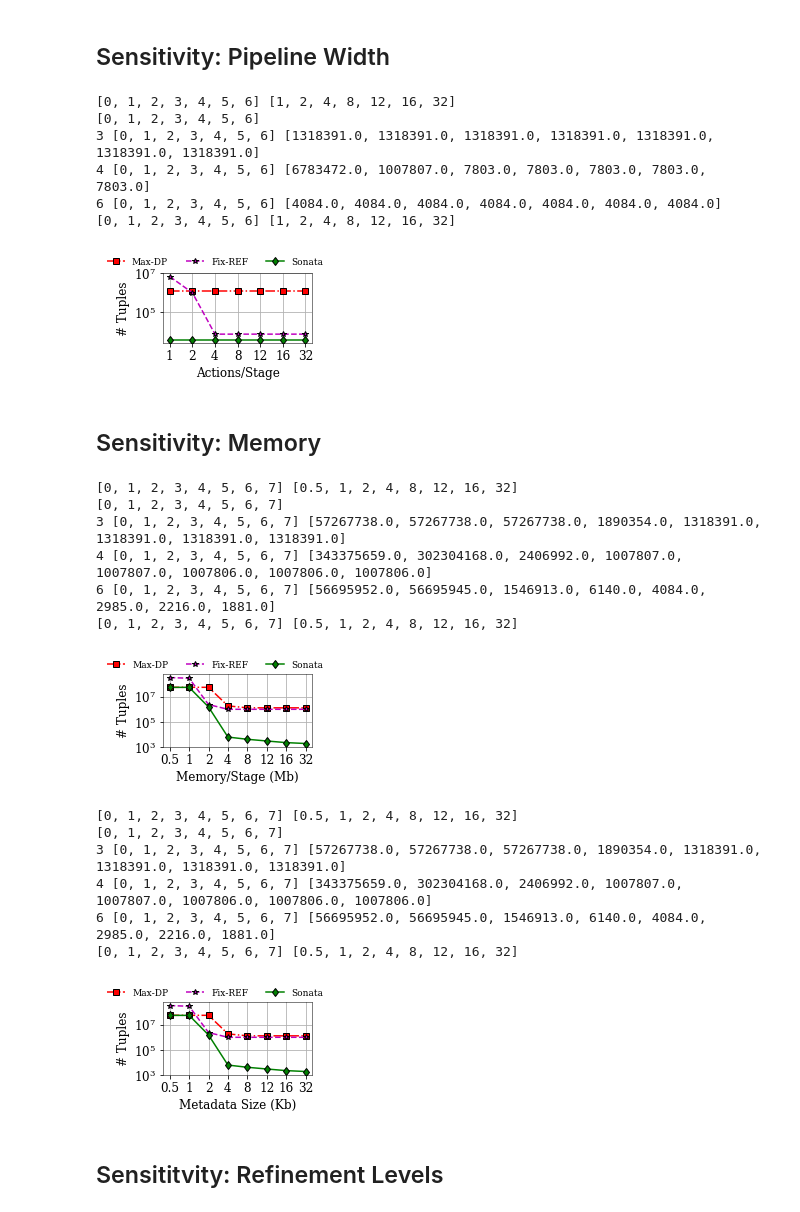
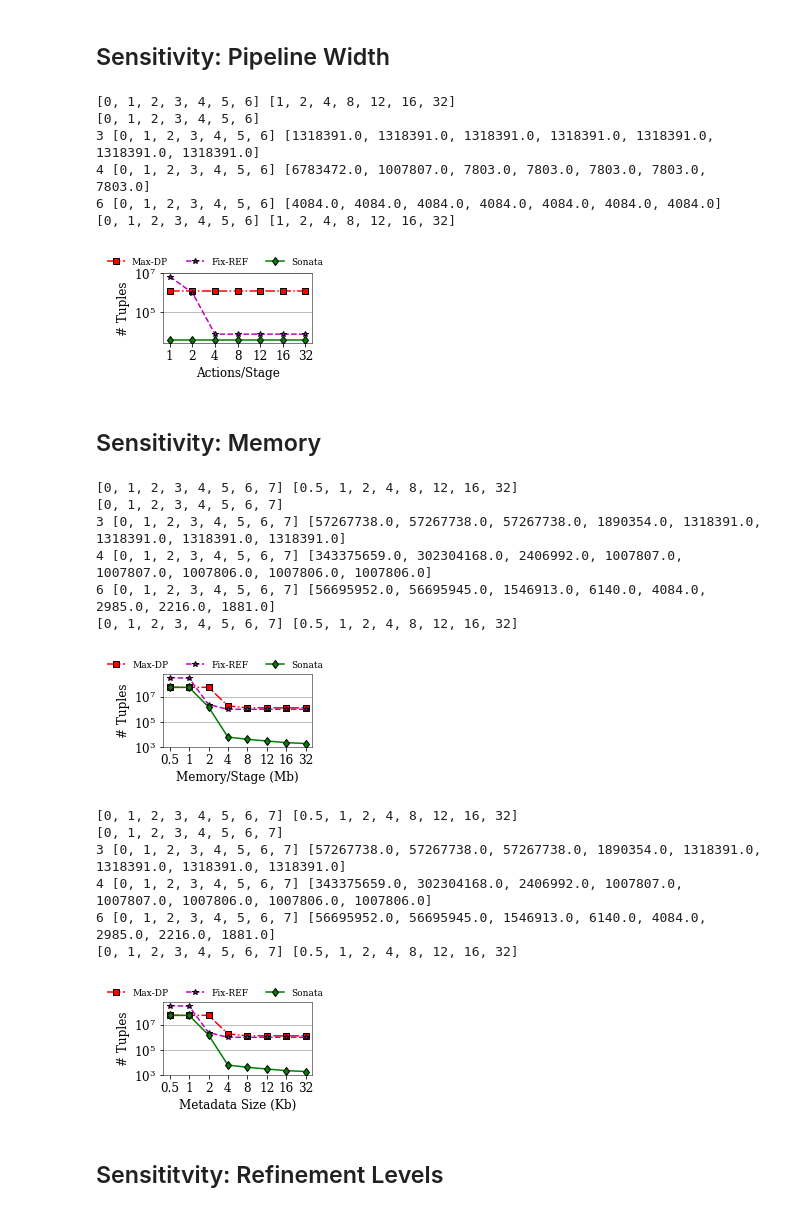
Before and after one commit to agupta13/SONATA-DEV, a Jupyter notebook: analysis/performance_eval/plot_results/plot_results.ipynb, the cells around one changed output. Cells and saved outputs as stored; diff of their text form; code cells hidden in the pictures.

```diff
--- a/analysis/performance_eval/plot_results/plot_results.ipynb
+++ b/analysis/performance_eval/plot_results/plot_results.ipynb
@@ -366,7 +366,8 @@ def draw_plots(data, modes, modes_2_labels):
     print ticks, [modes_2_labels[mode] for mode in modes]
     plt.xticks(ticks, [ids_2_labels[qid] for qid in qids], rotation=15)
     plt.yticks([1, 1000, 10000, 100000, 1000000,10000000], [1, 1000, 10000, 100000, 1000000,10000000])
-    ax.grid(True)
+#     ax.grid(True)
+    ax.yaxis.grid(True)
     #ax.set_xlim(xmax=5.25)
     ax.set_yscale("log", nonposy='clip')
     ax.set_ylim(ymin=1)
@@ -548,7 +549,8 @@ def draw_plots(data, modes, modes_2_labels):
 
     print ticks, [modes_2_labels[mode] for mode in modes]
     plt.xticks(ticks, n_queries, rotation=0)
-    ax.grid(True)
+#     ax.grid(True)
+    ax.yaxis.grid(True)
     #ax.set_xlim(xmax=5.25)
     ax.set_yscale("log", nonposy='clip')
     ax.set_ylim(ymin=50000)
@@ -634,7 +636,7 @@ def draw_plots(data, modes, modes_2_labels):
 
     print ticks, qids
     plt.xticks(ticks, qids)
-    ax.grid(True)
+    ax.yaxis.grid(True)
     #ax.set_xlim(xmax=5.25)
     ax.set_yscale("log", nonposy='clip')
 #     ax.set_xlim(xmin=0.75)
@@ -709,7 +711,7 @@ def draw_plots(data, modes, modes_2_labels):
 
     print ticks, qids
     plt.xticks(ticks, qids, rotation=0)
-    ax.grid(True)
+    ax.yaxis.grid(True)
     #ax.set_xlim(xmax=5.25)
     ax.set_yscale("log", nonposy='clip')
 #     ax.set_xlim(xmin=0.75)
@@ -731,7 +733,7 @@ draw_plots(data, modes, modes_2_labels)
 4 [0, 1, 2, 3, 4, 5, 6] [6783472.0, 1007807.0, 7803.0, 7803.0, 7803.0, 7803.0, 7803.0]
 6 [0, 1, 2, 3, 4, 5, 6] [4084.0, 4084.0, 4084.0, 4084.0, 4084.0, 4084.0, 4084.0]
 [0, 1, 2, 3, 4, 5, 6] [1, 2, 4, 8, 12, 16, 32]
-[figure, old version]
+[figure, new version]
 # %% [markdown]
 ## Sensitivity: Memory
 # %%
@@ -790,35 +792,35 @@ def draw_plots(data, modes, modes_2_labels):
                 mec='k', mfc=color_n[mode])
 
         ctr += 1
 
     plt.xlabel('Memory/Stage (Mb)')
     plt.ylabel('# Tuples')
 
     print ticks, qids
     plt.xticks(ticks, qids, rotation=0)
-    ax.grid(True)
+    ax.yaxis.grid(True)
     #ax.set_xlim(xmax=5.25)
     ax.set_yscale("log", nonposy='clip')
 #     ax.set_xlim(xmin=0.75)
     ax.legend(loc='upper center', bbox_to_anchor=(0.35, 1.3),
               ncol=3, fancybox=False, shadow=False, fontsize=9, frameon=False)
     fname = "/Users/arpit/Documents/nsdi18/writing/figures/sensitivity_B_analysis.eps"
     plt.tight_layout()
     plot_name = fname
     pl.savefig(plot_name)
     plt.show()
     pass
 
 # plot_data = get_plot_data(data)
 draw_plots(data, modes, modes_2_labels)
 # %% [output]
 [0, 1, 2, 3, 4, 5, 6, 7] [0.5, 1, 2, 4, 8, 12, 16, 32]
 [0, 1, 2, 3, 4, 5, 6, 7]
 3 [0, 1, 2, 3, 4, 5, 6, 7] [57267738.0, 57267738.0, 57267738.0, 1890354.0, 1318391.0, 1318391.0, 1318391.0, 1318391.0]
 4 [0, 1, 2, 3, 4, 5, 6, 7] [343375659.0, 302304168.0, 2406992.0, 1007807.0, 1007807.0, 1007806.0, 1007806.0, 1007806.0]
 6 [0, 1, 2, 3, 4, 5, 6, 7] [56695952.0, 56695945.0, 1546913.0, 6140.0, 4084.0, 2985.0, 2216.0, 1881.0]
 [0, 1, 2, 3, 4, 5, 6, 7] [0.5, 1, 2, 4, 8, 12, 16, 32]
-[figure, old version]
+[figure, new version]
 # %%
 data = {1: {0.5: 113391396, 1: 113391396, 2: 113391396, 4: 113391396, 32: 113391396, 8: 113391396, 12: 113391396, 16: 113391396},
         2: {0.5: 57267738.0, 1: 57267738.0, 2: 57267738.0, 4: 57267738.0, 32: 57267738.0, 8: 57267738.0, 12: 57267738.0, 16: 57267738.0},
@@ -881,7 +883,7 @@ def draw_plots(data, modes, modes_2_labels):
 
     print ticks, qids
     plt.xticks(ticks, qids, rotation=0)
-    ax.grid(True)
+    ax.yaxis.grid(True)
     #ax.set_xlim(xmax=5.25)
     ax.set_yscale("log", nonposy='clip')
 #     ax.set_xlim(xmin=0.75)
@@ -903,7 +905,7 @@ draw_plots(data, modes, modes_2_labels)
 4 [0, 1, 2, 3, 4, 5, 6, 7] [343375659.0, 302304168.0, 2406992.0, 1007807.0, 1007807.0, 1007806.0, 1007806.0, 1007806.0]
 6 [0, 1, 2, 3, 4, 5, 6, 7] [56695952.0, 56695945.0, 1546913.0, 6140.0, 4084.0, 2985.0, 2216.0, 1881.0]
 [0, 1, 2, 3, 4, 5, 6, 7] [0.5, 1, 2, 4, 8, 12, 16, 32]
-[figure, old version]
+[figure, new version]
 # %% [markdown]
 ## Sensititvity: Refinement Levels
 # %%
```
Also changed, not shown: parts of 8 cells of this notebook.
